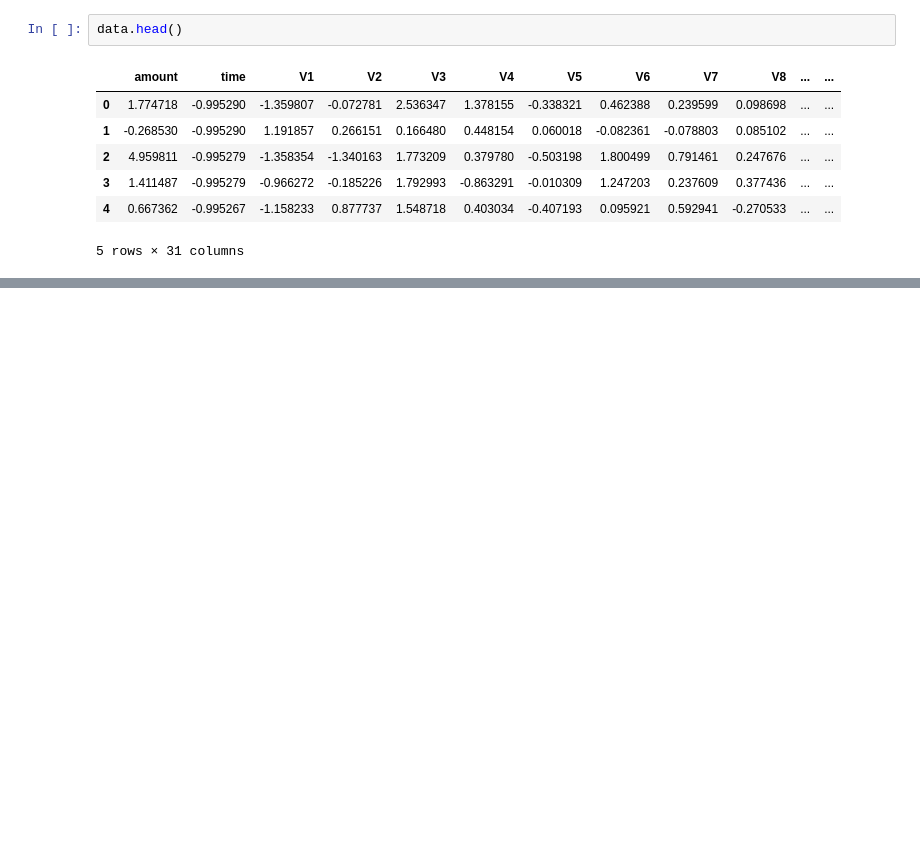
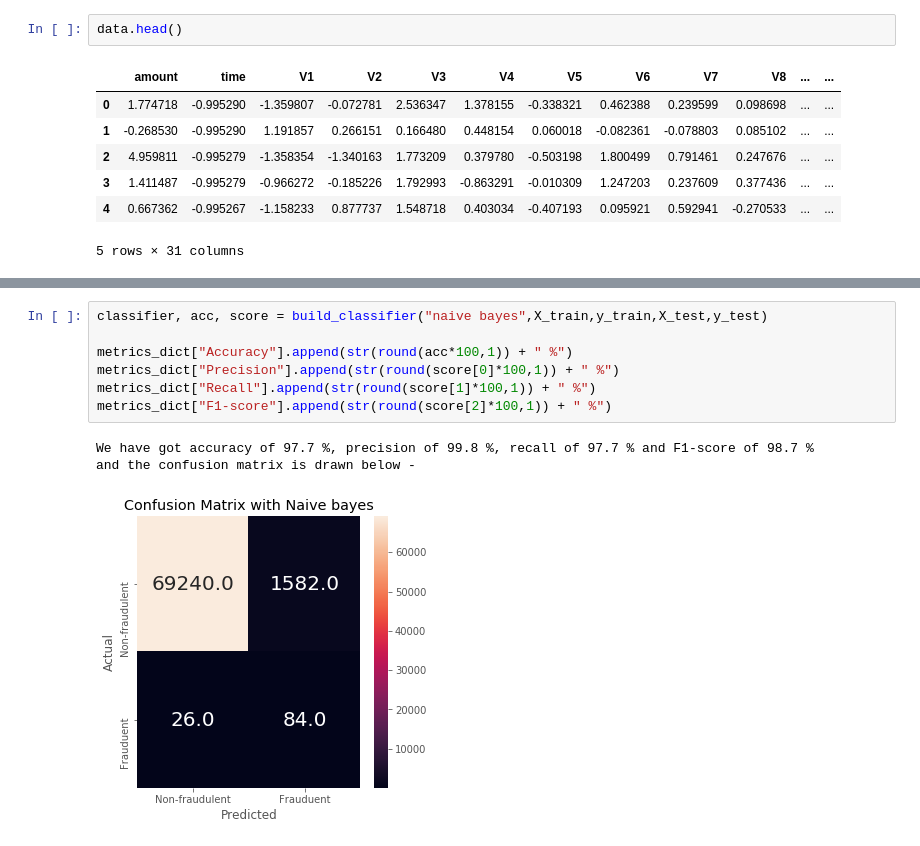
Before and after one commit to BITS-SECOND-SEM-ASSIGNMENT-GROUP-60/credit-fraud-detection, a Jupyter notebook: credit_card_fraud_detection.ipynb, the cells around one changed output, grey strips where cells are left out. Saved outputs shown, nothing was run; the diff lists cells and outputs as text; blank space fills up the shorter version.

```diff
--- a/credit_card_fraud_detection.ipynb
+++ b/credit_card_fraud_detection.ipynb
@@ -201,0 +289,11 @@ data.head()
+# %%
+classifier, acc, score = build_classifier("naive bayes",X_train,y_train,X_test,y_test)
+
+metrics_dict["Accuracy"].append(str(round(acc*100,1)) + " %")
+metrics_dict["Precision"].append(str(round(score[0]*100,1)) + " %")
+metrics_dict["Recall"].append(str(round(score[1]*100,1)) + " %")
+metrics_dict["F1-score"].append(str(round(score[2]*100,1)) + " %")
+# %% [output]
+We have got accuracy of 97.7 %, precision of 99.8 %, recall of 97.7 % and F1-score of 98.7 %
+and the confusion matrix is drawn below -
+[figure, added]
```
Also changed, not shown: parts of 57 cells of this notebook.
